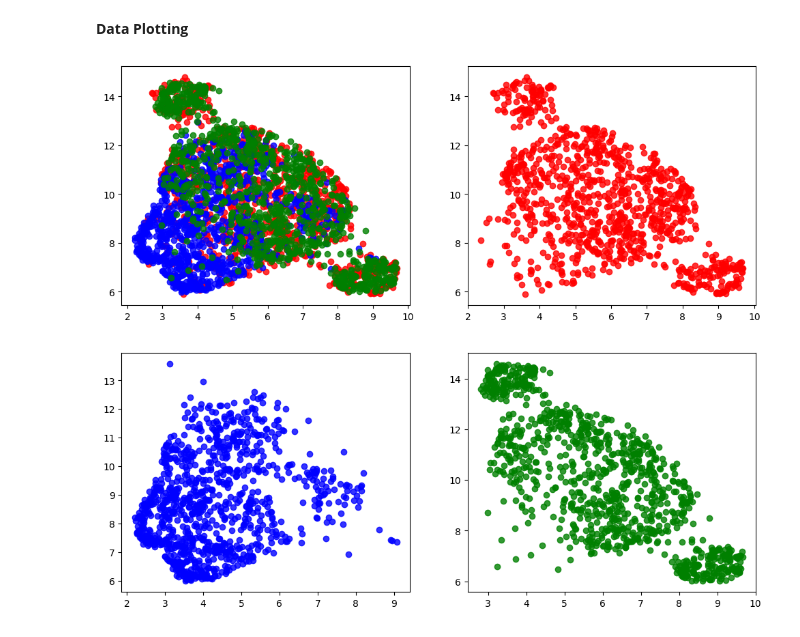
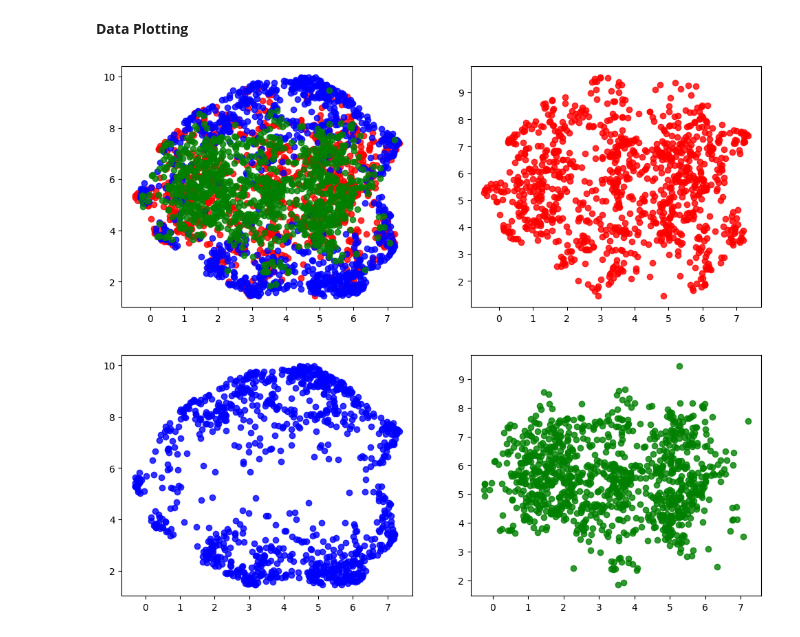
Before and after one commit to VittuD/dbm25, a Jupyter notebook: task_8/task_8_clustering.ipynb, the cells around one changed output. Cells and saved outputs as stored; diff of their text form; code cells hidden in the pictures.

```diff
--- a/task_8/task_8_clustering.ipynb
+++ b/task_8/task_8_clustering.ipynb
@@ -16,7 +16,7 @@ feature_space = torch.load("/workspaces/dbm25/data/extracted_features.pt")
 
 
 label = "brain_menin"
-feature = "hog"
+feature = "layer3"
 
 # feature_list = [elem[feature].flatten().numpy() for elem in feature_space if elem["class"] == label]
 feature_list = [elem[feature].flatten().numpy() for elem in feature_space]
@@ -27,7 +27,7 @@ reducer = UMAP(
     n_components=2,
     n_neighbors=50,
     min_dist=0.2,
-    metric='euclidean',
+    metric='cosine',
     random_state=42
 )
 
@@ -46,34 +46,34 @@ brain_glioma_df = df[df['label'] == "brain_glioma"]
 fig, axs = plt.subplots(2, 2, figsize=(12, 10))
 axs[0, 0].scatter(brain_menin_df.x, brain_menin_df.y, alpha=0.8, c='red')
 axs[0, 0].scatter(brain_tumor_df.x, brain_tumor_df.y, alpha=0.8, c='blue')
 axs[0, 0].scatter(brain_glioma_df.x, brain_glioma_df.y, alpha=0.8, c='green')
 
 axs[0, 1].scatter(brain_menin_df.x, brain_menin_df.y, alpha=0.8, c='red')
 axs[1, 0].scatter(brain_tumor_df.x, brain_tumor_df.y, alpha=0.8, c='blue')
 axs[1, 1].scatter(brain_glioma_df.x, brain_glioma_df.y, alpha=0.8, c='green')
 
 
 """
 plt.scatter(brain_menin_df.x, brain_menin_df.y, alpha=0.8, c='red')
 plt.scatter(brain_tumor_df.x, brain_tumor_df.y, alpha=0.8, c='blue')
 plt.scatter(brain_glioma_df.x, brain_glioma_df.y, alpha=0.8, c='green')
 plt.title('Proiezione UMAP 2D')
 plt.xlabel('UMAP 1')
 plt.ylabel('UMAP 2')
 
 # Crea le voci della legenda
 legend_elements = [
     Patch(facecolor='red', label='Brain Menim'),
     Patch(facecolor='blue', label='Brain Tumor'),
     Patch(facecolor='green', label='Brain Glioma'),
 ]
 
 plt.legend(handles=legend_elements, title='Legenda')
 
 """
 plt.show()
 # %% [output]
-[figure, old version]
+[figure, new version]
 # %%
 feature_space = torch.load("/workspaces/dbm25/data/extracted_features.pt")
 
```
Also changed, not shown: parts of 1 cell of this notebook, 3 other files.
